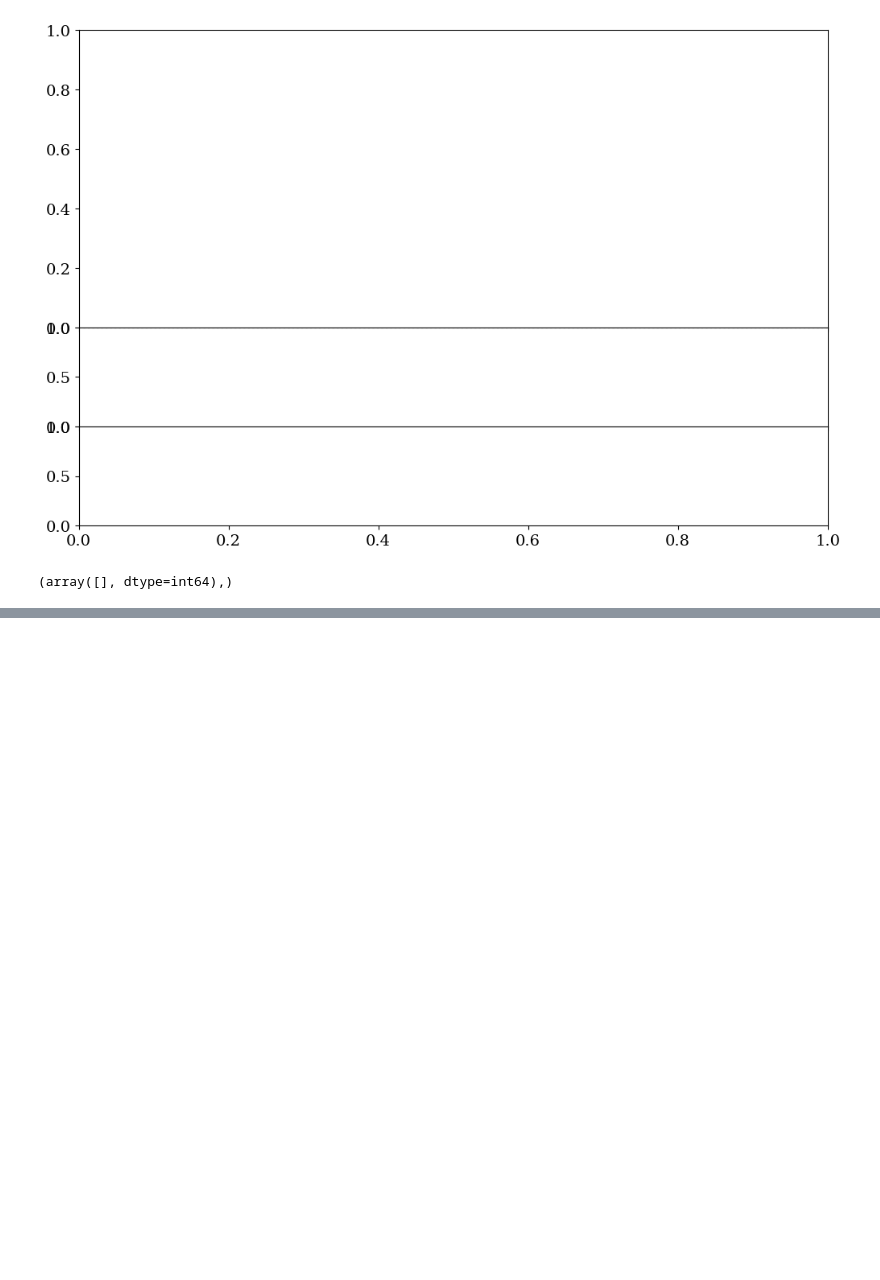
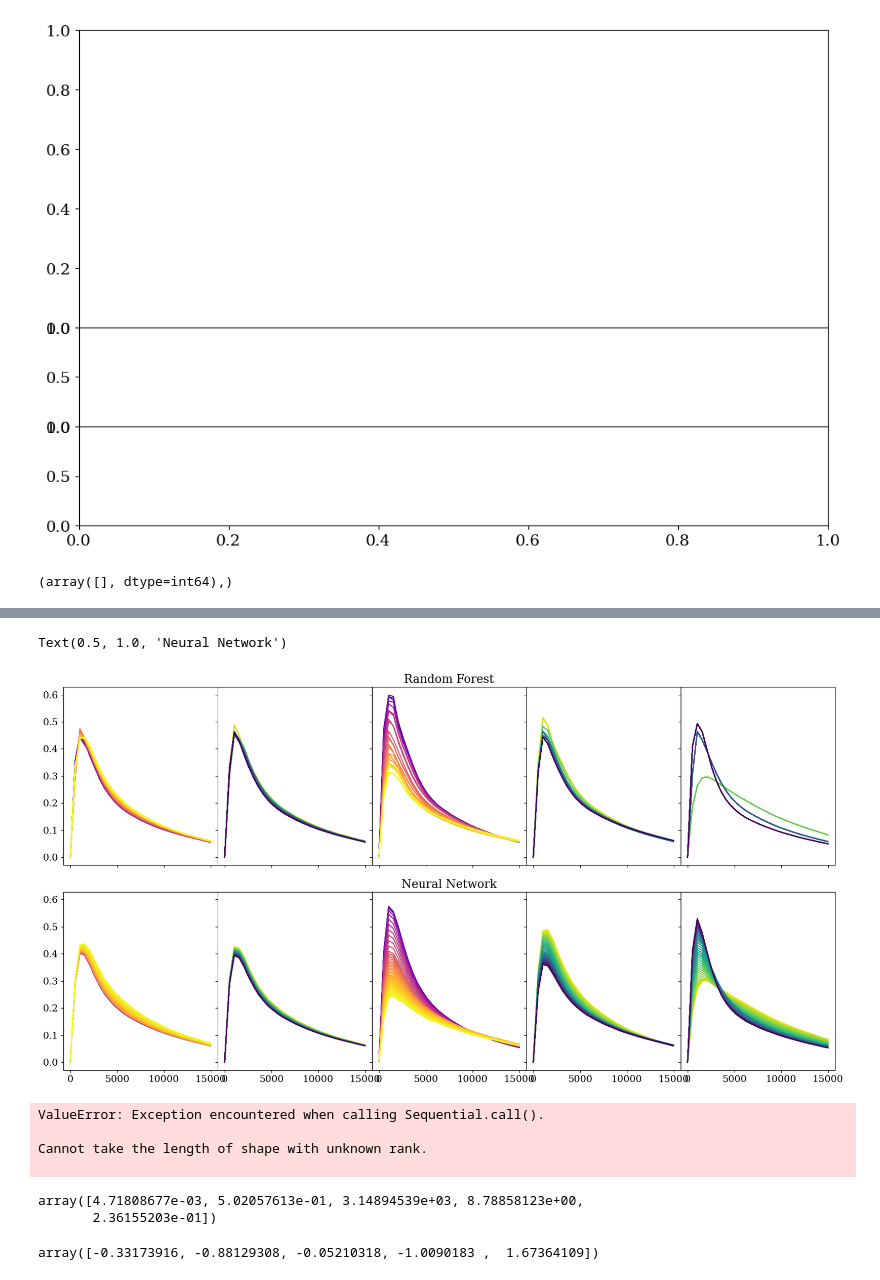
Before and after one commit to lisaleemcb/alfred, a Jupyter notebook: notebooks/Emulator_Comparison.ipynb, the cells around one changed output, grey strips where cells are left out. Cells and saved outputs as stored; diff of their text form; code cells hidden in the pictures; blank space fills up the shorter version.

```diff
--- a/notebooks/Emulator_Comparison.ipynb
+++ b/notebooks/Emulator_Comparison.ipynb
@@ -672,0 +720,33 @@ Epoch 100/100
+# %%
+fig, ax = plt.subplots(2,5, sharex=True, sharey=True, figsize=(20,10))
+fig.subplots_adjust(wspace=0.0, hspace=0.15)
+
+means = np.mean(nn.params, axis=0)
+
+for i, pname in enumerate(astro_labels):
+    if (pname == params_to_regress[0]) or (pname == params_to_regress[2]):
+        norm = matplotlib.colors.LogNorm(vmin=df[pname].min(), vmax=df[pname].max())
+        cmap = plt.get_cmap('plasma')
+    else:
+        norm = matplotlib.colors.Normalize(vmin=df[pname].min(), vmax=df[pname].max())
+        cmap = plt.get_cmap('viridis_r')
+    pvals = nn.params[:,i]
+    p = np.linspace(pvals.min(), pvals.max())
+
+    print('%.4f < %s < %.4f' %(np.min(pvals),paramnames[i],np.max(pvals)))
+    print(f'with mean {paramnames[i]}={means[i]:.4f}')
+    print()
+
+    for j, p in enumerate(p):
+        m = cp.deepcopy(means)
+        m[i] = p
+        m = m.reshape(1,m.size)
+        Y_nn = nn.prediction(nn.scalerX.transform(m)).flatten()
+        Y_rf = rf.prediction(rf.scalerX.transform(m)).flatten()
+
+        ax[0,i].plot(ells, Y_rf, color=cmap(norm(p)))
+        ax[1,i].plot(ells, Y_nn, color=cmap(norm(p)))
+
+ax[0,2].set_title('Random Forest')
+ax[1,2].set_title('Neural Network')
+# %% [output]
@@ -673,3 +770,21 @@ Epoch 100/100
+Text(0.5, 1.0, 'Neural Network')
+[figure, added]
+# %%
+plt.plot(ells, nn.prediction(np.mean(nn.params, axis=0)))
+# %% [output]
+ValueError: Exception encountered when calling Sequential.call().
+
+Cannot take the length of shape with unknown rank.
+
+# %%
+np.mean(nn.params, axis=0)
+# %% [output]
+array([4.71808677e-03, 5.02057613e-01, 3.14894539e+03, 8.78858123e+00,
+       2.36155203e-01])
+# %%
+X_train[0]
+# %% [output]
+array([-0.33173916, -0.88129308, -0.05210318, -1.0090183 ,  1.67364109])
 # %%
 rf = RandomForest(df, {}, params_to_regress)
 X_train, X_test, y_train, y_test = rf.prep_data()
```
Also changed, not shown: parts of 14 cells of this notebook, 2 other files.
